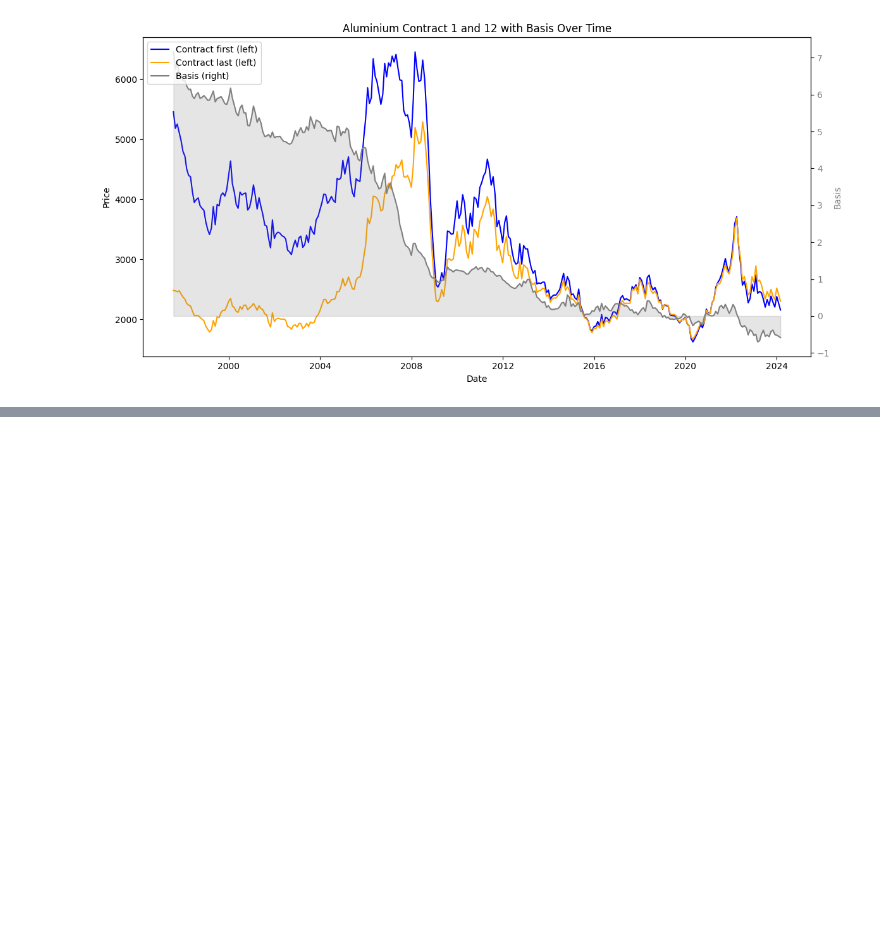
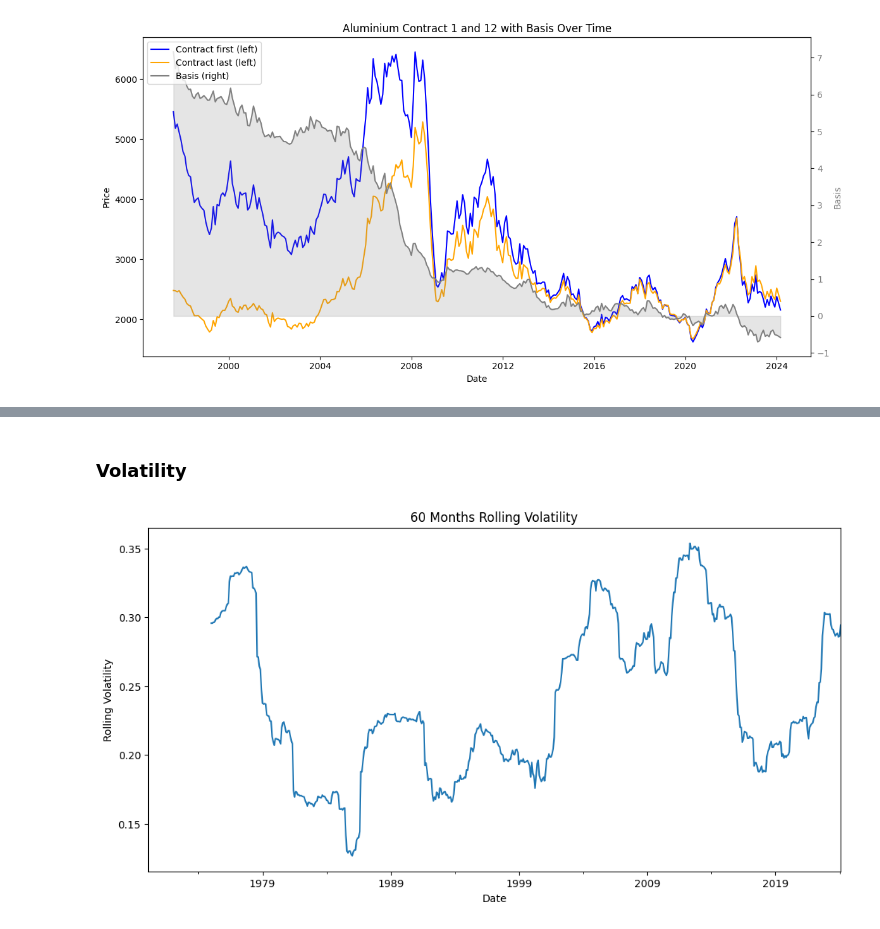
Before and after one commit to Raafayuqaily/DS-Commodities-Final-Project, a Jupyter notebook: src/Additional analysis.ipynb, the cells around one changed output, grey strips where cells are left out. Drawn from its saved outputs; the diff is of its cells as text; code cells hidden in the pictures; blank space fills up the shorter version.

```diff
--- a/src/Additional analysis.ipynb
+++ b/src/Additional analysis.ipynb
@@ -326,0 +399,14 @@ plt.show()
+# %% [markdown]
+### Volatility
+# %%
+rolling_window = 60
+# %%
+returns_df['Rolling Volatility'] = returns_df['Monthly returns'].rolling(window=rolling_window).std() * np.sqrt(12) # Annualized volatility
+
+plt.figure(figsize=(12, 6))
+returns_df['Rolling Volatility'].plot(title=f'{rolling_window} Months Rolling Volatility')
+plt.xlabel('Date')
+plt.ylabel('Rolling Volatility')
+plt.show()
+# %% [output]
+[figure, added]
```
Also changed, not shown: parts of 27 cells of this notebook.
